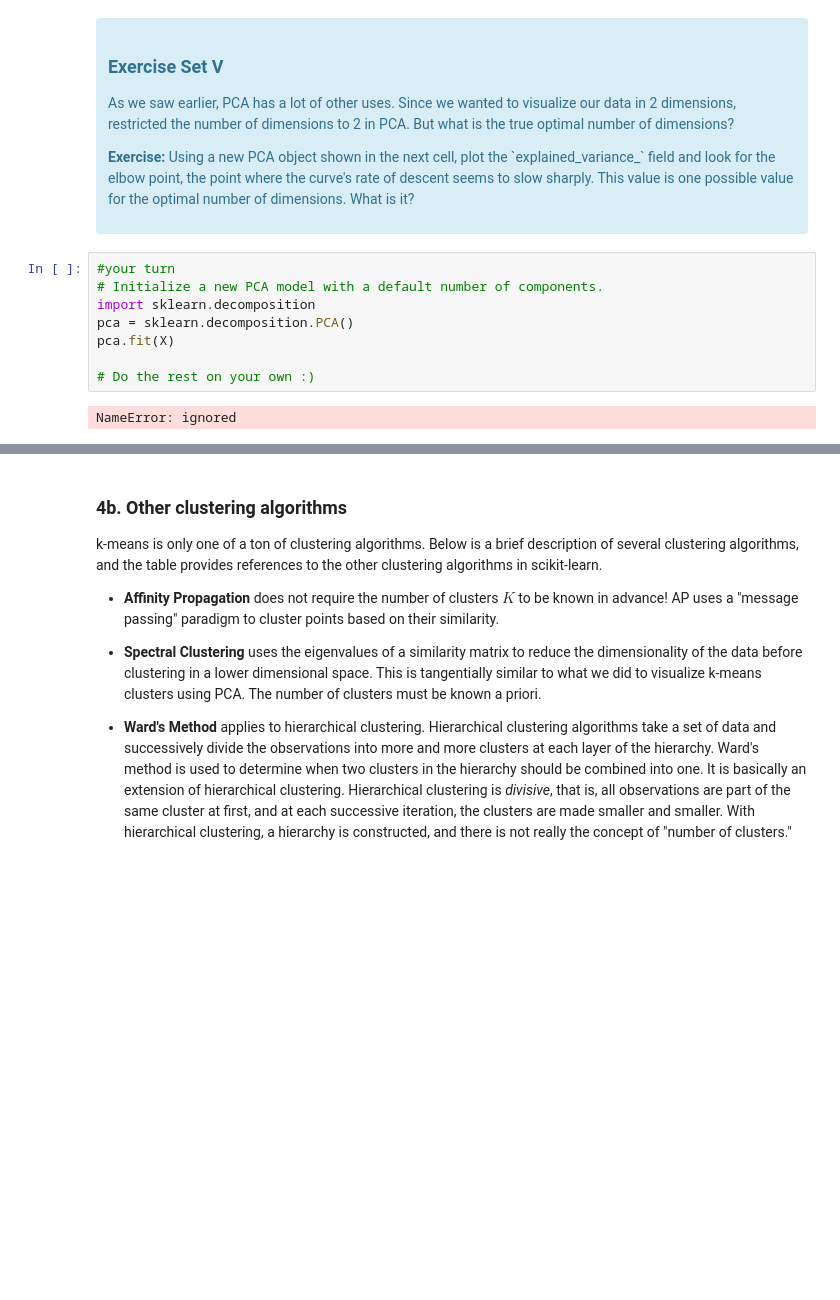
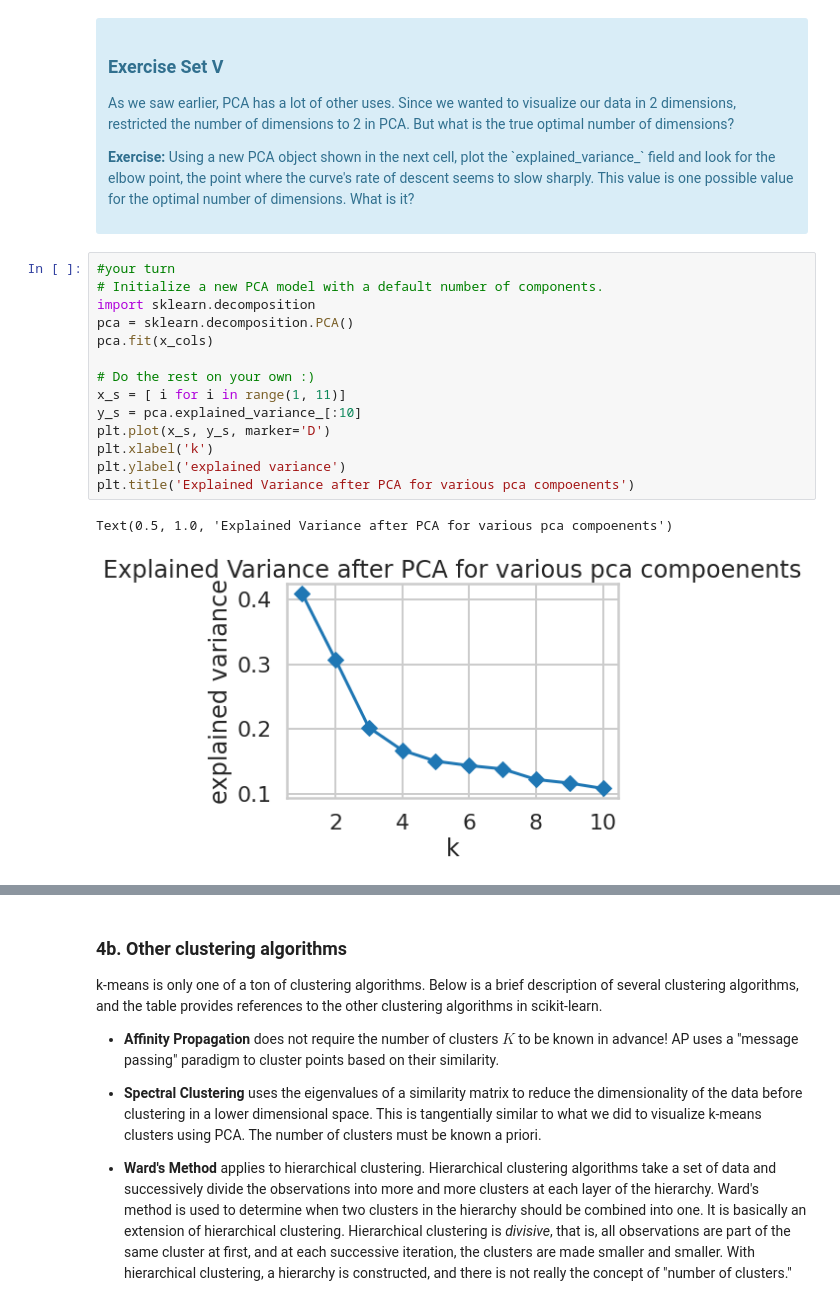
Before and after one commit to allen44/customer-segmentation-kmeans, a Jupyter notebook: Clustering_Case_Study_Customer_Segmentation_with_K_Means_Tier_3.ipynb, the cells around one changed output, grey strips where cells are left out. Drawn from its saved outputs; the diff is of its cells as text; blank space fills up the shorter version.

```diff
--- a/Clustering_Case_Study_Customer_Segmentation_with_K_Means_Tier_3.ipynb
+++ b/Clustering_Case_Study_Customer_Segmentation_with_K_Means_Tier_3.ipynb
@@ -603,10 +613,17 @@ What we've done is we've taken those columns of 0/1 indicator variables, and we'
 # %%
 #your turn
 # Initialize a new PCA model with a default number of components.
 import sklearn.decomposition
 pca = sklearn.decomposition.PCA()
-pca.fit(X)
+pca.fit(x_cols)
 
 # Do the rest on your own :)
+x_s = [ i for i in range(1, 11)]
+y_s = pca.explained_variance_[:10]
+plt.plot(x_s, y_s, marker='D')
+plt.xlabel('k')
+plt.ylabel('explained variance')
+plt.title('Explained Variance after PCA for various pca compoenents')
 # %% [output]
-NameError: ignored
+Text(0.5, 1.0, 'Explained Variance after PCA for various pca compoenents')
+[figure, added]
```
Also changed, not shown: parts of 26 cells of this notebook.
